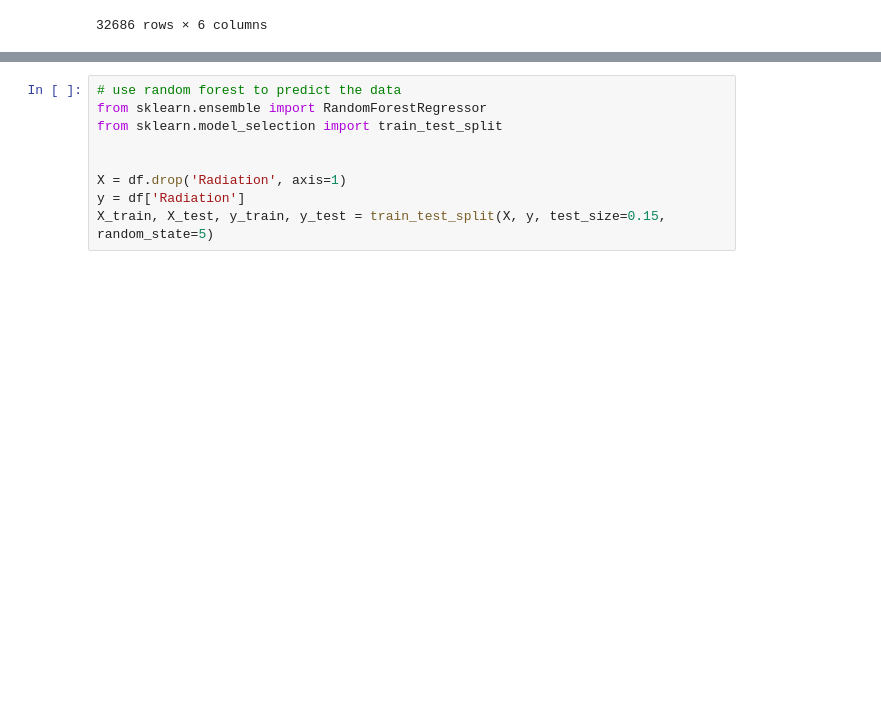
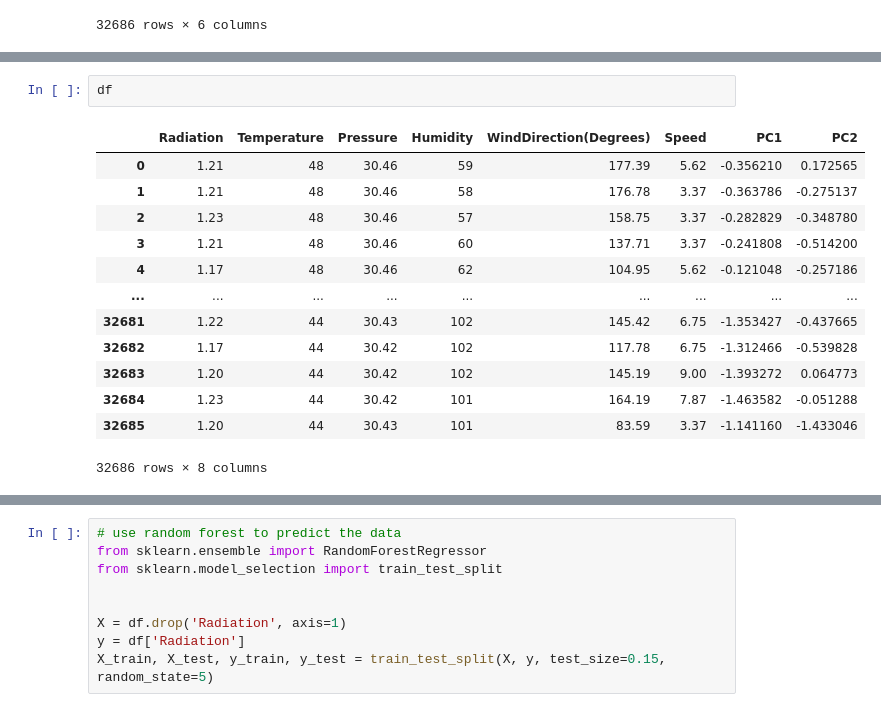
Before and after one commit to priyanshi-sr/SolarEnergyPredictionBackend, a Jupyter notebook: analyse.ipynb, the cells around one changed output, grey strips where cells are left out. Cells and saved outputs as stored; diff of their text form; blank space fills up the shorter version.

```diff
--- a/analyse.ipynb
+++ b/analyse.ipynb
@@ -200,0 +248,16 @@ df
+# %%
+df
+# %% [output]
+|  | Radiation | Temperature | Pressure | Humidity | WindDirection(Degrees) | Speed | PC1 | PC2 |
+| 0 | 1.21 | 48 | 30.46 | 59 | 177.39 | 5.62 | -0.356210 | 0.172565 |
+| 1 | 1.21 | 48 | 30.46 | 58 | 176.78 | 3.37 | -0.363786 | -0.275137 |
+| 2 | 1.23 | 48 | 30.46 | 57 | 158.75 | 3.37 | -0.282829 | -0.348780 |
+| 3 | 1.21 | 48 | 30.46 | 60 | 137.71 | 3.37 | -0.241808 | -0.514200 |
+| 4 | 1.17 | 48 | 30.46 | 62 | 104.95 | 5.62 | -0.121048 | -0.257186 |
+| ... | ... | ... | ... | ... | ... | ... | ... | ... |
+| 32681 | 1.22 | 44 | 30.43 | 102 | 145.42 | 6.75 | -1.353427 | -0.437665 |
+| 32682 | 1.17 | 44 | 30.42 | 102 | 117.78 | 6.75 | -1.312466 | -0.539828 |
+| 32683 | 1.20 | 44 | 30.42 | 102 | 145.19 | 9.00 | -1.393272 | 0.064773 |
+| 32684 | 1.23 | 44 | 30.42 | 101 | 164.19 | 7.87 | -1.463582 | -0.051288 |
+| 32685 | 1.20 | 44 | 30.43 | 101 | 83.59 | 3.37 | -1.141160 | -1.433046 |
+32686 rows × 8 columns
```
Also changed, not shown: parts of 8 cells of this notebook.
